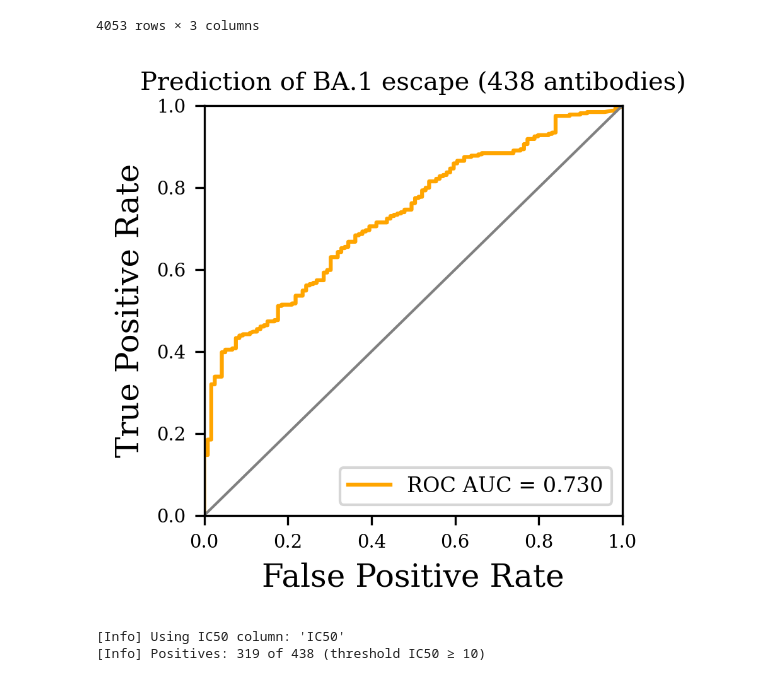
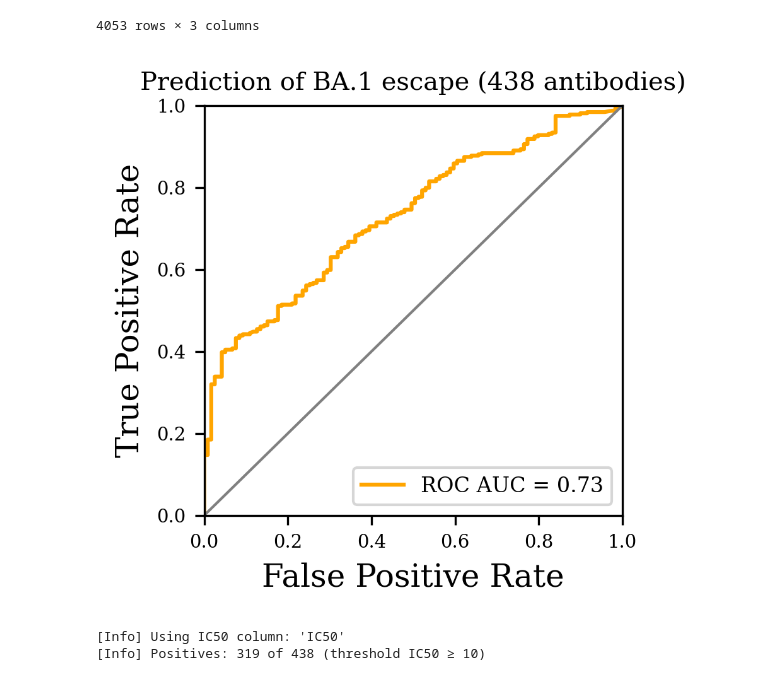
Before and after one commit to m-huot/ESCAPE_MAP_DRAFT, a Jupyter notebook: Figure S1 (Epistasis)/BA1 escape.ipynb, the cells around one changed output. Drawn from its saved outputs; the diff is of its cells as text; code cells hidden in the pictures.

Commit message:
cleaned epistasis

```diff
--- a/Figure S1 (Epistasis)/BA1 escape.ipynb
+++ b/Figure S1 (Epistasis)/BA1 escape.ipynb
@@ -87,15 +73,9 @@ ic50_db_base#look for IC50 values
 | BD56-1238 | BA.1 | 0.00048 | BD56-1238 |
 4053 rows × 3 columns
 # %%
-import numpy as np
-import pandas as pd
-import matplotlib.pyplot as plt
-from sklearn.metrics import roc_curve, roc_auc_score
 
 
-# ----------------------------
-# Build KD dataframe from your vars
-# ----------------------------
+
 df_kd = pd.DataFrame({
     "antibody": ab_names,
     "log_kd": np.asarray(log_kd_values, dtype=float)
@@ -110,8 +90,7 @@ df_kd["key"] = df_kd["antibody"].map(_norm)
 # Filter BA.1 and find IC50 column
 # ----------------------------
 ic50_df = ic50_db_base.copy()
-if "antibody" not in ic50_df.columns:
-    ic50_df["antibody"] = ic50_df.index
+
 ic50_df["key"] = ic50_df["antibody"].map(_norm)
 
 cands = [c for c in ic50_df.columns if "ic50" in c.lower()]
@@ -123,9 +102,7 @@ if not cands:
 else:
     ic50_col = cands[0]
 
-# ----------------------------
-# Merge, clean, define label
-# ----------------------------
+
 merged = (
     df_kd.merge(ic50_df[["key", ic50_col, "antibody"]], on="key", how="inner", suffixes=("_kd", "_ic50"))
 )
@@ -134,40 +111,38 @@ merged = merged[np.isfinite(merged[ic50_col]) & (merged[ic50_col] > 0)].copy()
 y_true = (merged[ic50_col].values >= 10).astype(int)   # positive if IC50 >= 10
 y_score = merged["log_kd"].values                      # higher log_kd => predict positive
 
-# ----------------------------
-# Compute ROC and AUC
-# ----------------------------
+
 fpr, tpr, _ = roc_curve(y_true, y_score)
 auc = roc_auc_score(y_true, y_score)
 
 
 # ----------------------------
 # Plot ROC
 # ----------------------------
 plt.figure(figsize=(3, 3), dpi=300)
-plt.plot(fpr, tpr, lw=1.5, label=f"ROC AUC = {auc:.3f}", color='orange')
+plt.plot(fpr, tpr, lw=1.5, label=f"ROC AUC = {auc:.2f}", color='orange')
 plt.plot([0, 1], [0, 1], lw=1.0, color='grey')  # diagonal
 
 plt.xlim(0, 1)
 plt.ylim(0, 1)
 plt.xlabel("False Positive Rate", fontsize=12)
 plt.ylabel("True Positive Rate", fontsize=12)
 
 plt.title("Prediction of BA.1 escape ("+str(len(y_true))+" antibodies)")
 plt.legend(loc="lower right")
 plt.tight_layout()
 plt.show()
 
 # ----------------------------
 # Sanity report
 # ----------------------------
 missing = set(df_kd["key"]) - set(ic50_df["key"])
 if missing:
     print(f"[Info] {len(missing)} KD antibodies had no BA.1 IC50 match by normalized name. "
           f"Examples: {list(sorted(missing))[:5]}")
 print(f"[Info] Using IC50 column: '{ic50_col}'")
 print(f"[Info] Positives: {y_true.sum()} of {len(y_true)} (threshold IC50 ≥ 10)")
 # %% [output]
-[figure, old version]
+[figure, new version]
 [Info] Using IC50 column: 'IC50'
 [Info] Positives: 319 of 438 (threshold IC50 ≥ 10)
```
Also changed, not shown: parts of 2 cells of this notebook, 1 other file.
